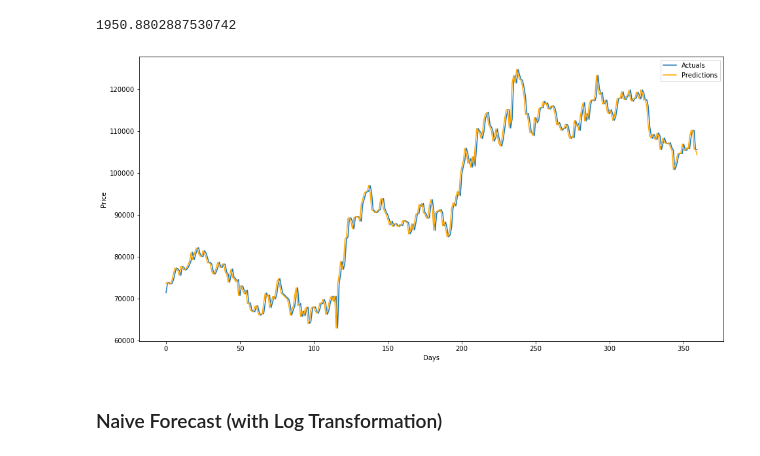
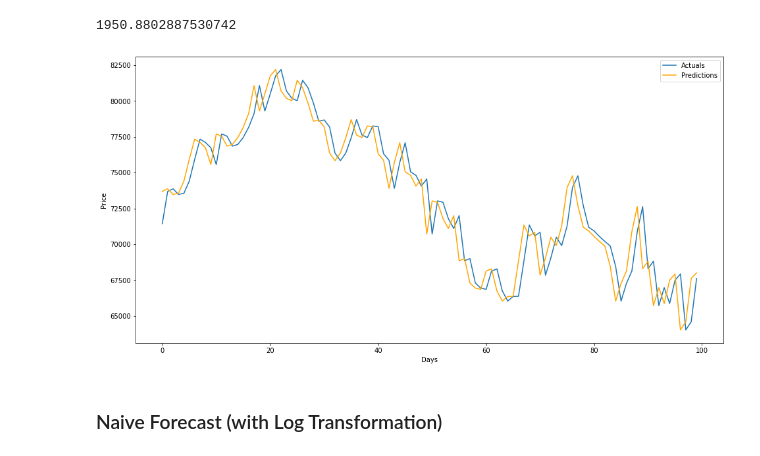
Before and after one commit to keithotuomagie/bitcoin_ts, a Jupyter notebook: notebook.ipynb, the cells around one changed output. Drawn from its saved outputs; the diff is of its cells as text; code cells hidden in the pictures.

Commit message:
Modeling | Naive Forecast

```diff
--- a/notebook.ipynb
+++ b/notebook.ipynb
@@ -383,17 +383,19 @@ rmse_naive
 # %%
 # Plotting the predictions, or 'X_test_naive', against the actual results, or 'y_test_naive'
 
+# Examining a plot of the last 100 observations
+
 plt.figure(figsize=(16,8)) # Width, Height in Inches
 
-plt.plot(y_test_naive, label='Actuals')
-plt.plot(X_test_naive, color='orange', label='Predictions')
+plt.plot(y_test_naive[-100:], label='Actuals') # Can also use 'y_test_naive[260:360]' to examine the last 100 observations
+plt.plot(X_test_naive[-100:], color='orange', label='Predictions') # Can also use 'X_test_naive[260:360]' to examine the last 100 observations
 
 plt.xlabel("Days")
 plt.ylabel("Price")
 plt.legend()
 plt.show()
 # %% [output]
-[figure, old version]
+[figure, new version]
 # %% [markdown]
 ### Naive Forecast (with Log Transformation) ###
 # %%
```
Also changed, not shown: parts of 1 cell of this notebook.
